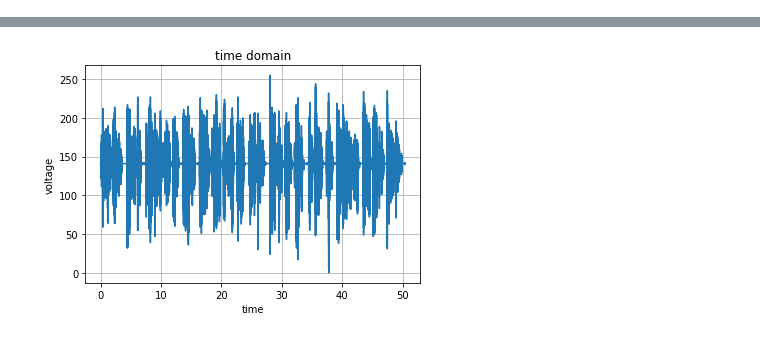
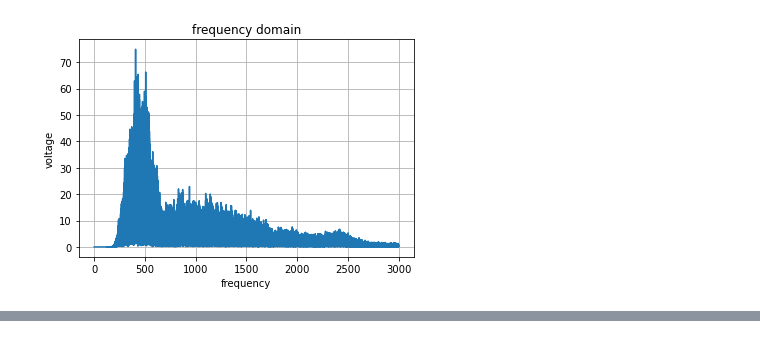
Before and after one commit to eneukirchner/jupyter-signal-simulations, a Jupyter notebook: losses.ipynb, the cells around one changed output, grey strips where cells are left out. Cells and saved outputs as stored; diff of their text form; code cells hidden in the pictures.

```diff
--- a/losses.ipynb
+++ b/losses.ipynb
@@ -1,44 +1,47 @@
 # %%
 import numpy as np
 import matplotlib.pyplot as plt
 import scipy.io.wavfile as wav
 import scipy.signal as sp
 from IPython.display import Audio
 
 fs, u = wav.read("sample_audio.wav")
-Tmax = len(u)/fs
-t = np.arange(0, Tmax, 1/fs)  # Time vector start/stop/step
 
 # Butterworth Low Pass Filter
 fc1 = 280
 fc2 = 2800   # Cutoff frequency in Hz
 order = 5   # Filter order
 
 b, a = sp.butter(order, [fc1 / (fs / 2), fc2 / (fs / 2)], btype='bandpass', analog=False)
 # Apply the filter
 u = sp.filtfilt(b, a, u)
 
 # Downsampling
 divider = 8
 fs = fs / divider
 u = u[::divider]
-t = t[::divider]
+
+# Plot Frequency Domain
+
+# Calculate Spectrum
+F = np.fft.fft(u)
+n = len(u)  # number of samples
+f = np.fft.fftfreq(n, 1/fs)  # frequency range
+volt = 2/n * np.abs(F)  # voltage of the DFT
+
+plt.title('frequency domain')
+plt.plot(f[:n//2], volt[:n//2])
+plt.grid(True)
+plt.xlabel('frequency')
+plt.ylabel('voltage')
+plt.show()
 
 # Reduce Resolution -> 8 Bit
 u = ((u - np.min(u)) / (np.max(u) - np.min(u)) * (2**8-1)).astype(np.uint8)
 
 audio = Audio(data=u, rate=fs)
 display(audio)
 wav.write("out.wav", int(fs), u)
 # %% [output]
+[figure, added]
 [interactive output not drawn]
-# %%
-# Plot Time Domain
-plt.title('time domain')
-plt.plot(t, u)
-plt.grid(True)
-plt.xlabel('time')
-plt.ylabel('voltage')
-plt.show()
-# %% [output]
-[figure, removed]
```
Also changed, not shown: parts of 1 cell of this notebook.
